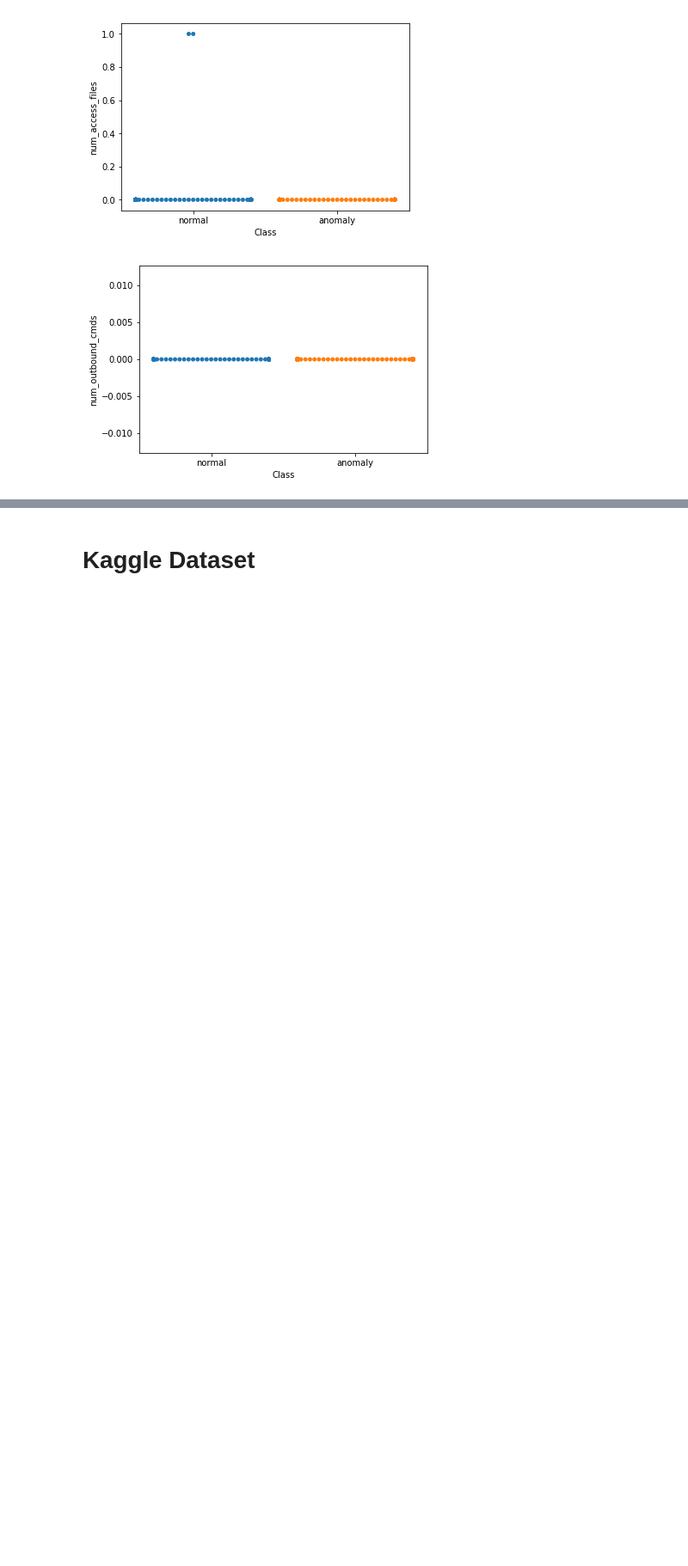
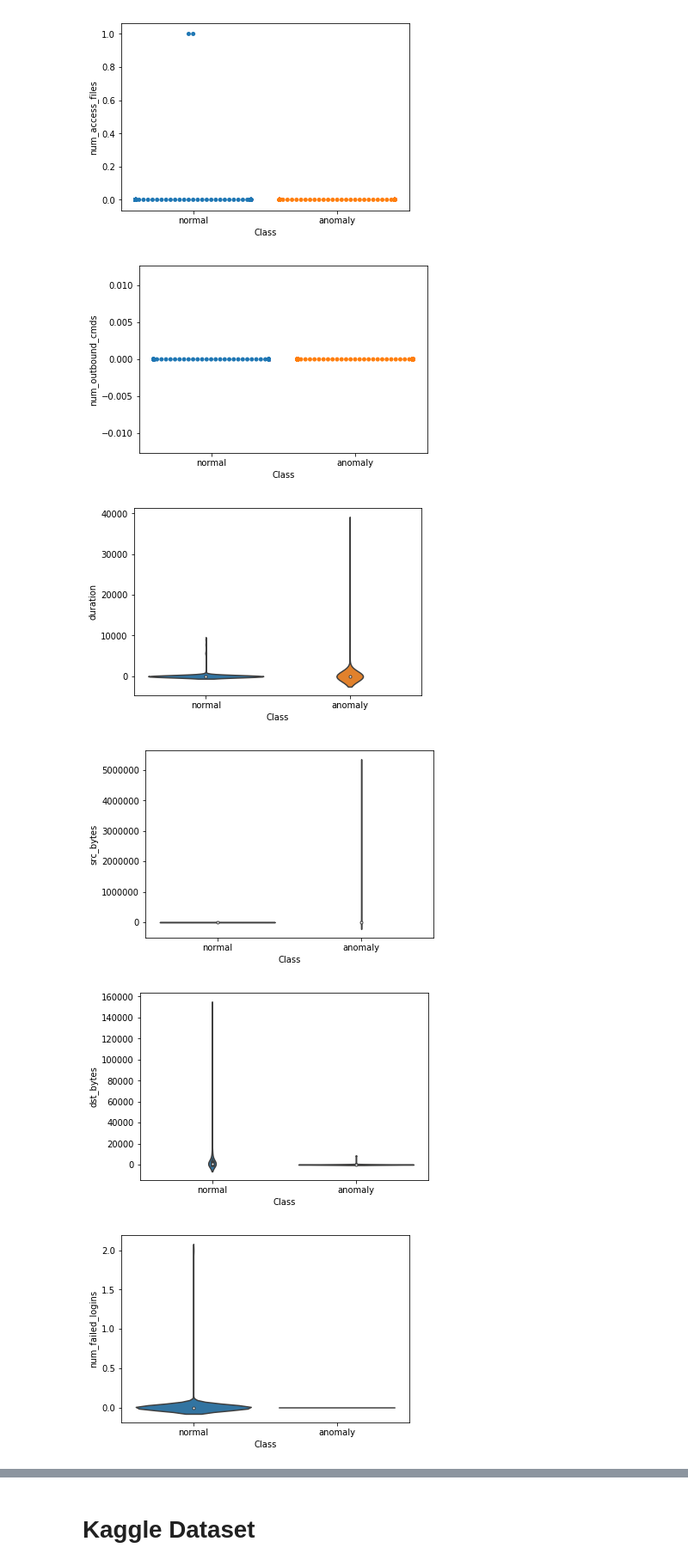
Before and after one commit to BaiKongQue/CSCI-191T_Security_Group, a Jupyter notebook: Security Group Project.ipynb, the cells around one changed output, grey strips where cells are left out. Shown: that part at 86% size. Drawn from its saved outputs; the diff is of its cells as text; code cells hidden in the pictures; blank space fills up the shorter version.

Commit message:
With Violin

```diff
--- a/Security Group Project.ipynb
+++ b/Security Group Project.ipynb
@@ -30,6 +31,12 @@ def swarm_all(dataset, X):
     for i in df.columns:
         sns.swarmplot(x=X, y=i, data=dataset)
         plt.show()
+# %%
+def violin_all(dataset, X):
+    df = dataset.drop([X], axis=1)
+    for i in df.columns:
+        sns.violinplot(x=X, y=i, data=dataset)
+        plt.show()
 # %%
 def find_k_graph(kTests, data):
     # k-means cluster analysis
@@ -132,3 +120,10 @@ swarm_all(kddData[:500], "Class")
 [figure]
 [figure]
 [figure]
+# %%
+violin_all(kddData[:500], "Class")
+# %% [output]
+[figure, added]
+[figure, added]
+[figure, added]
+[figure, added]
```
Also changed, not shown: parts of 4 cells of this notebook.
